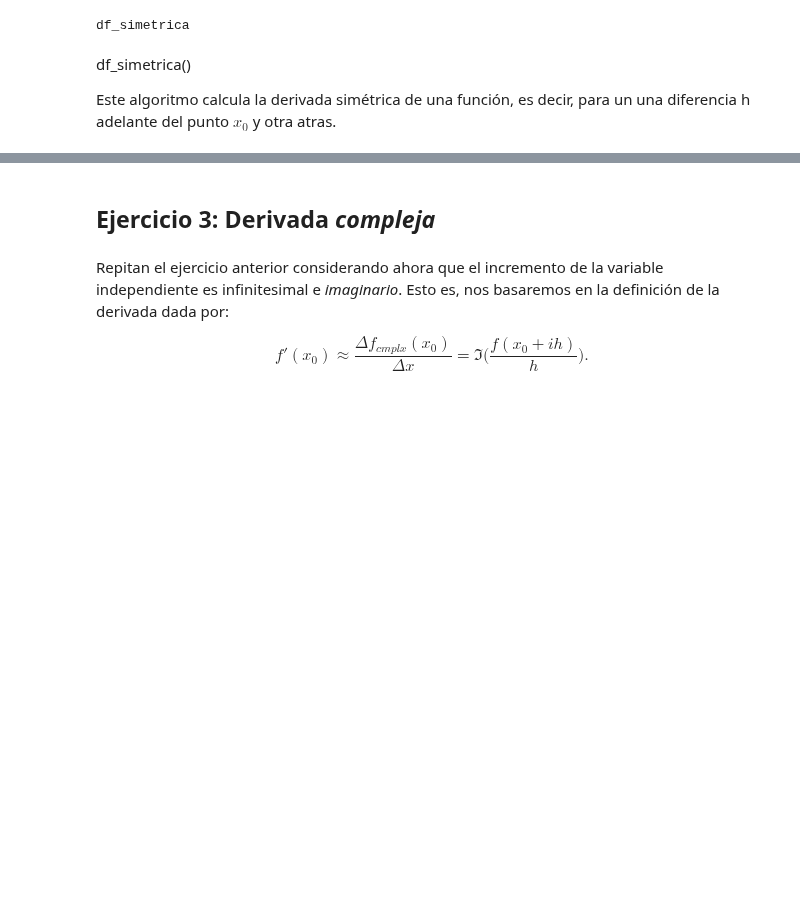
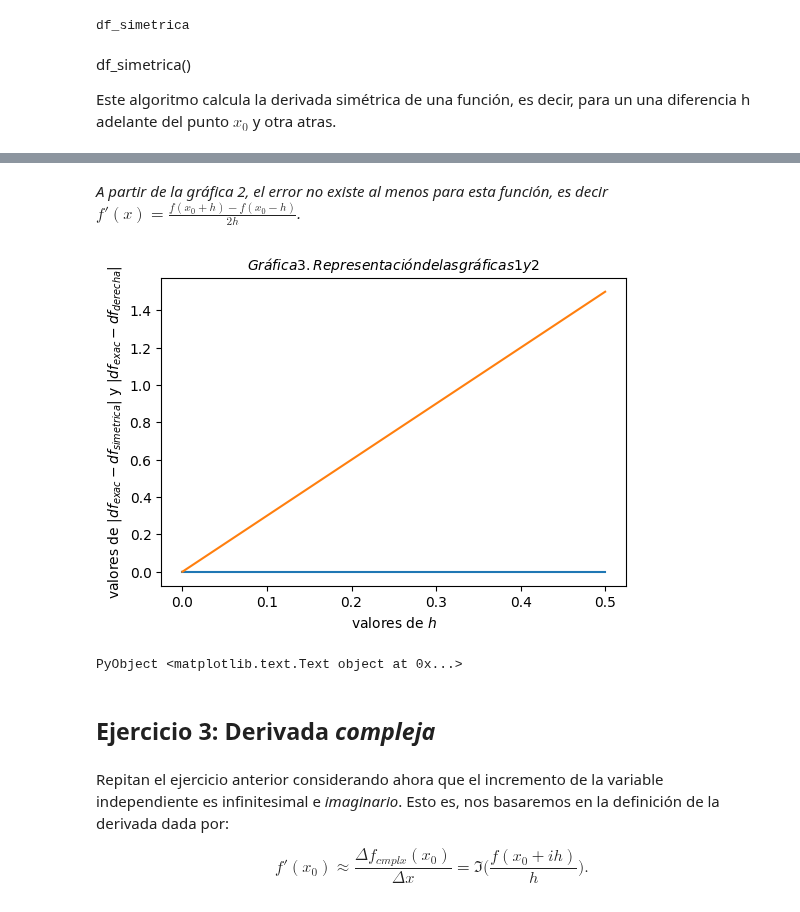
Before and after one commit to lbenet/2017-2_TSFisComputacional-1, a Jupyter notebook: tareas/rene/Tarea2.ipynb, the cells around one changed output, grey strips where cells are left out. Saved outputs shown, nothing was run; the diff lists cells and outputs as text; code cells hidden in the pictures; blank space fills up the shorter version.

```diff
--- a/tareas/rene/Tarea2.ipynb
+++ b/tareas/rene/Tarea2.ipynb
@@ -203,3 +166,15 @@ df_derecha(x->3x^2-2,1.0,2.0^-10)
+# %% [markdown]
+*A partir de la gráfica 2, el error no existe al menos para esta función, es decir $f'(x)=\frac{f(x_0+h)-f(x_0-h)}{2h}$.*
+# %%
+figure(figsize=(6,4))
+plot(x,z)
+plot(x,y)
+title(L"Gráfica 3. Representación de las gráficas 1 y 2", fontsize=10)
+xlabel(L"valores de $h$")
+ylabel(L"valores de $|df_{exac}-df_{simetrica}|$ y $|df_{exac}-df_{derecha}|$")
+# %% [output]
+[figure, added]
+PyObject <matplotlib.text.Text object at 0x...>
 # %% [markdown]
 ## Ejercicio 3: Derivada *compleja*
 # %% [markdown]
```
Also changed, not shown: parts of 25 cells of this notebook.
